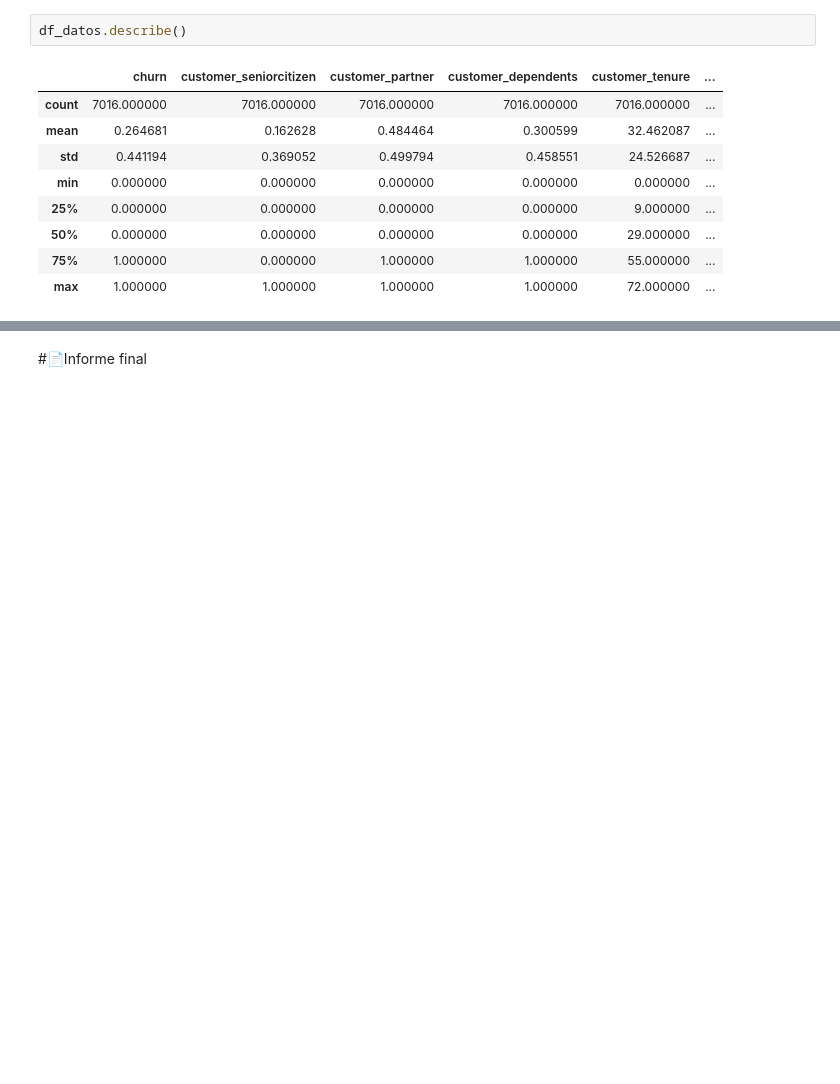
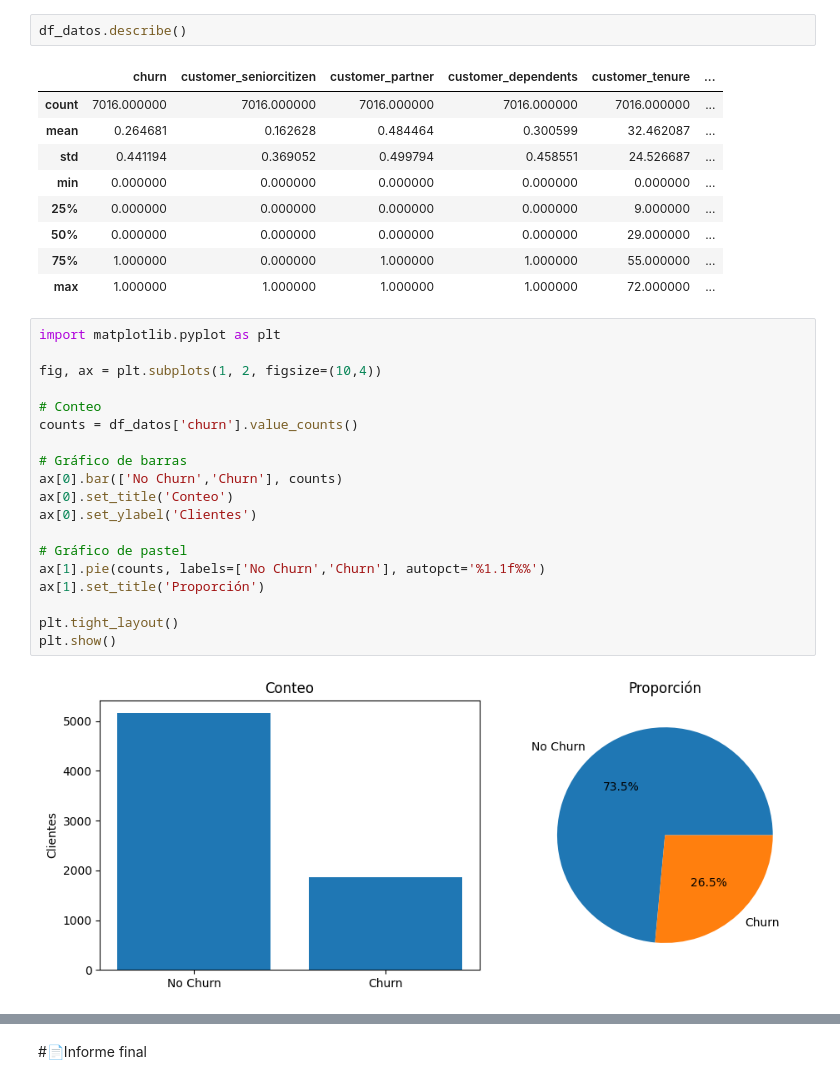
Before and after one commit to gaboitec/Challenge-TelcomX-ONE-pandas-matplotlib, a Jupyter notebook: TelecomX_LATAM.ipynb, the cells around one changed output, grey strips where cells are left out. Drawn from its saved outputs; the diff is of its cells as text; blank space fills up the shorter version.

```diff
--- a/TelecomX_LATAM.ipynb
+++ b/TelecomX_LATAM.ipynb
@@ -480,3 +480,24 @@ df_datos.describe()
 | 50% | 0.000000 | 0.000000 | 0.000000 | 0.000000 | 29.000000 | ... |
 | 75% | 1.000000 | 0.000000 | 1.000000 | 1.000000 | 55.000000 | ... |
 | max | 1.000000 | 1.000000 | 1.000000 | 1.000000 | 72.000000 | ... |
+# %%
+import matplotlib.pyplot as plt
+
+fig, ax = plt.subplots(1, 2, figsize=(10,4))
+
+# Conteo
+counts = df_datos['churn'].value_counts()
+
+# Gráfico de barras
+ax[0].bar(['No Churn','Churn'], counts)
+ax[0].set_title('Conteo')
+ax[0].set_ylabel('Clientes')
+
+# Gráfico de pastel
+ax[1].pie(counts, labels=['No Churn','Churn'], autopct='%1.1f%%')
+ax[1].set_title('Proporción')
+
+plt.tight_layout()
+plt.show()
+# %% [output]
+[figure, added]
```
Also changed, not shown: parts of 15 cells of this notebook.
